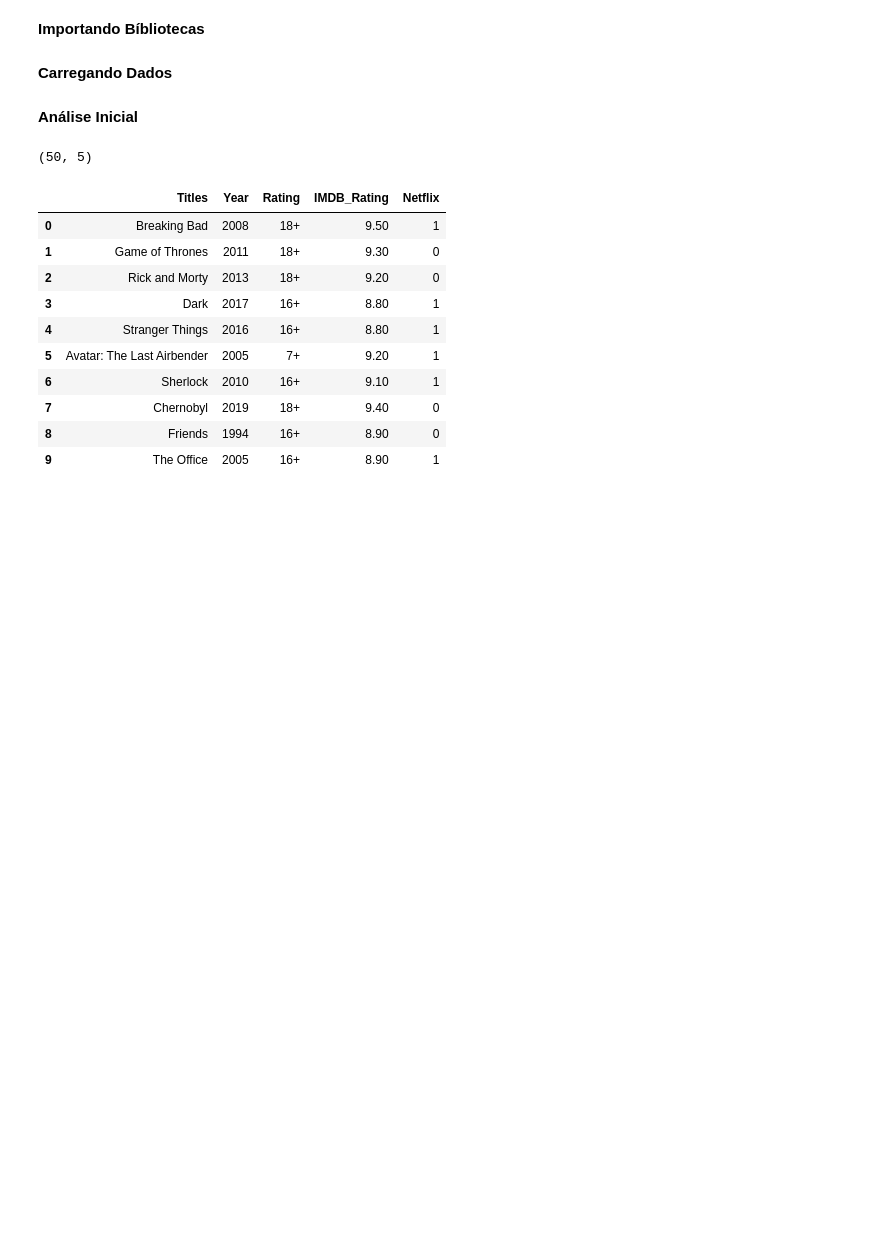
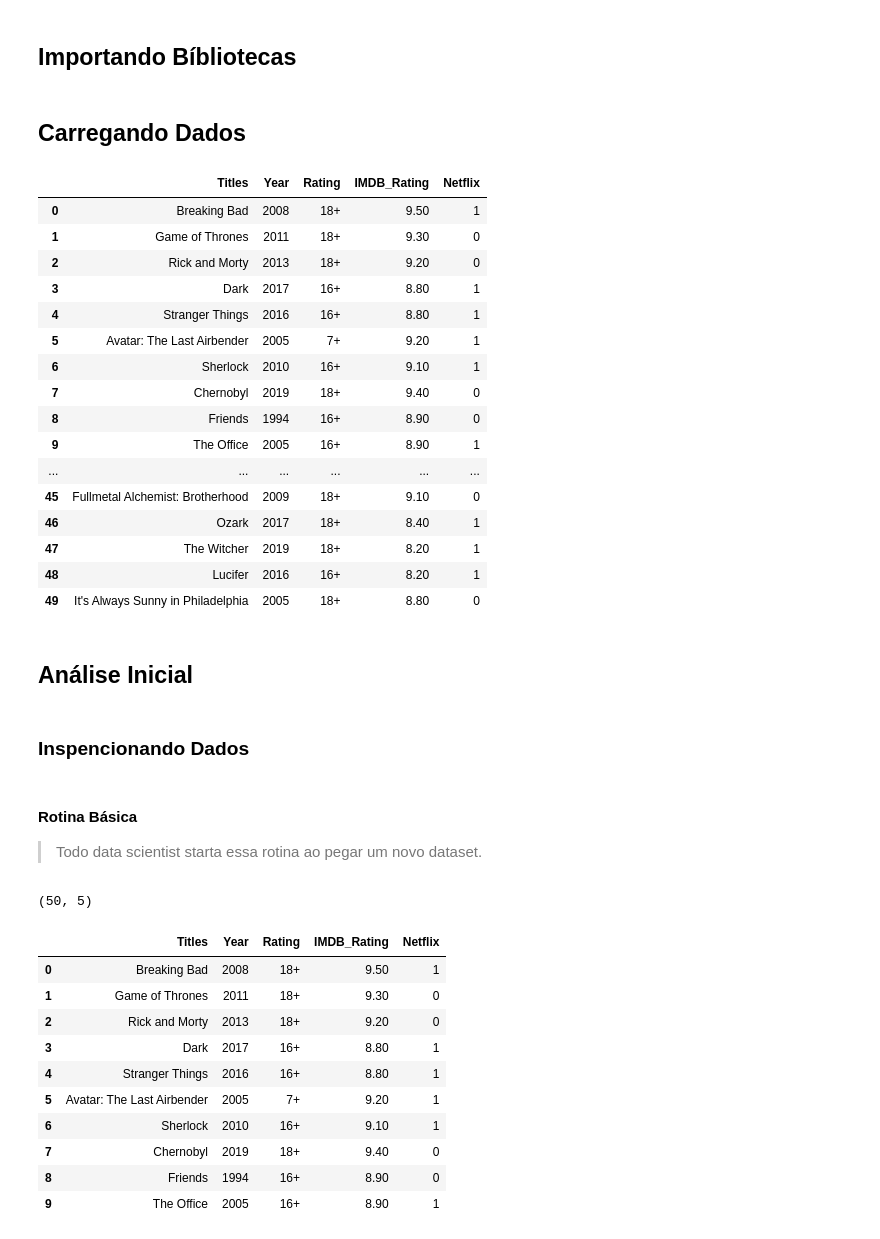
Before and after one commit to jotap53/claude_ciencia_de_dados, a Jupyter notebook: notebooks/estudo_de_caso_001.ipynb, the cells around one changed output. Drawn from its saved outputs; the diff is of its cells as text; code cells hidden in the pictures; blank space fills up the shorter version.

```diff
--- a/notebooks/estudo_de_caso_001.ipynb
+++ b/notebooks/estudo_de_caso_001.ipynb
@@ -1,13 +1,37 @@
 # %% [markdown]
-**Importando Bíbliotecas**
+## **Importando Bíbliotecas**
 # %%
 import pandas as pd
 import numpy as np
 pd.set_option("display.float_format", "{:,.2f}".format)
 # %% [markdown]
-**Carregando Dados**
+## **Carregando Dados**
 # %%
 df = pd.read_csv('../data/TV Shows - Netflix.csv')
+df
+# %% [output]
+|  | Titles | Year | Rating | IMDB_Rating | Netflix |
+| 0 | Breaking Bad | 2008 | 18+ | 9.50 | 1 |
+| 1 | Game of Thrones | 2011 | 18+ | 9.30 | 0 |
+| 2 | Rick and Morty | 2013 | 18+ | 9.20 | 0 |
+| 3 | Dark | 2017 | 16+ | 8.80 | 1 |
+| 4 | Stranger Things | 2016 | 16+ | 8.80 | 1 |
+| 5 | Avatar: The Last Airbender | 2005 | 7+ | 9.20 | 1 |
+| 6 | Sherlock | 2010 | 16+ | 9.10 | 1 |
+| 7 | Chernobyl | 2019 | 18+ | 9.40 | 0 |
+| 8 | Friends | 1994 | 16+ | 8.90 | 0 |
+| 9 | The Office | 2005 | 16+ | 8.90 | 1 |
+| ... | ... | ... | ... | ... | ... |
+| 45 | Fullmetal Alchemist: Brotherhood | 2009 | 18+ | 9.10 | 0 |
+| 46 | Ozark | 2017 | 18+ | 8.40 | 1 |
+| 47 | The Witcher | 2019 | 18+ | 8.20 | 1 |
+| 48 | Lucifer | 2016 | 16+ | 8.20 | 1 |
+| 49 | It's Always Sunny in Philadelphia | 2005 | 18+ | 8.80 | 0 |
 # %% [markdown]
-**Análise Inicial**
+## **Análise Inicial**
+# %% [markdown]
+### **Inspencionando Dados**
+# %% [markdown]
+#### **Rotina Básica**
+> Todo data scientist starta essa rotina ao pegar um novo dataset.
 # %%
```
Also changed, not shown: parts of 16 cells of this notebook, 2 other files.
